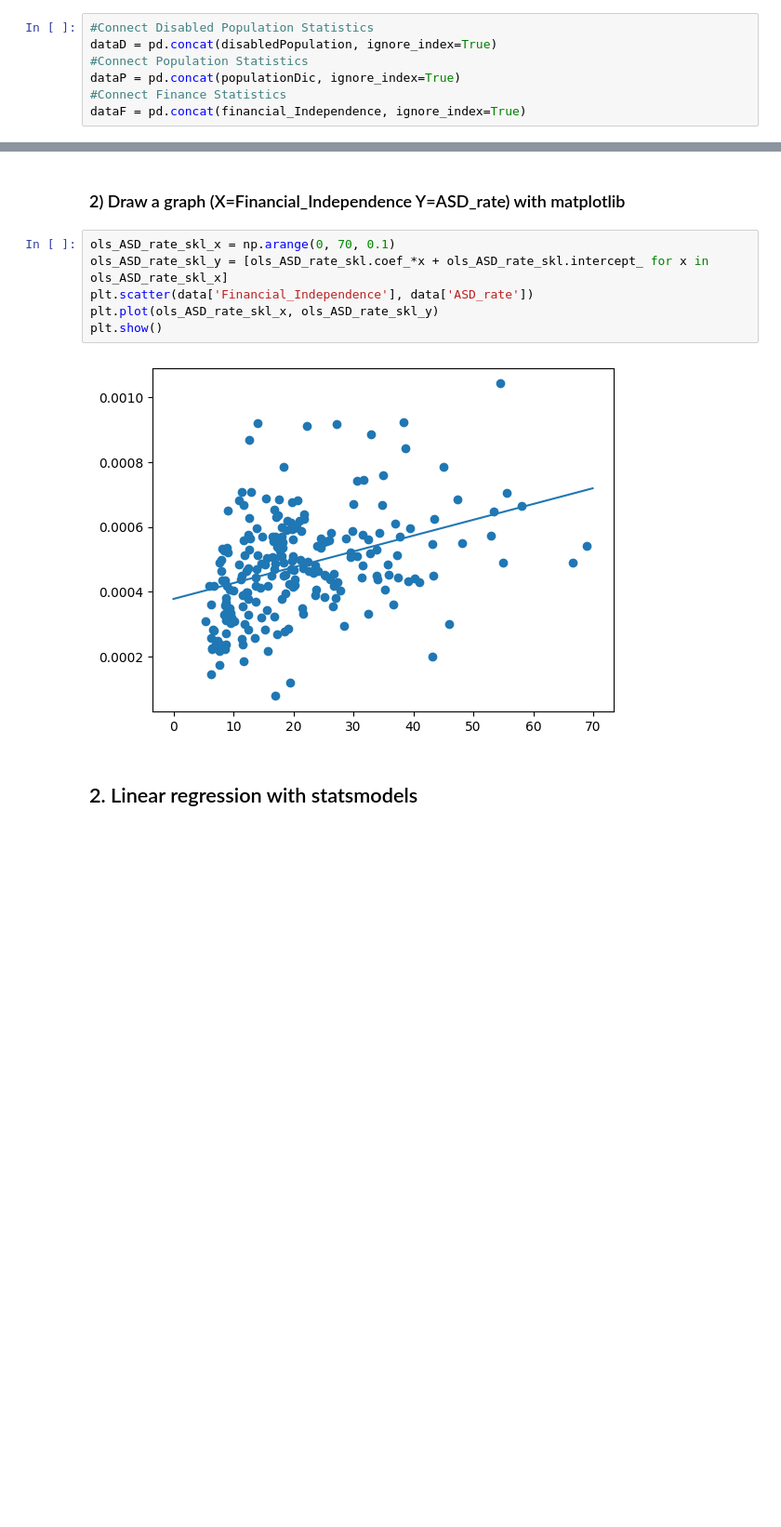
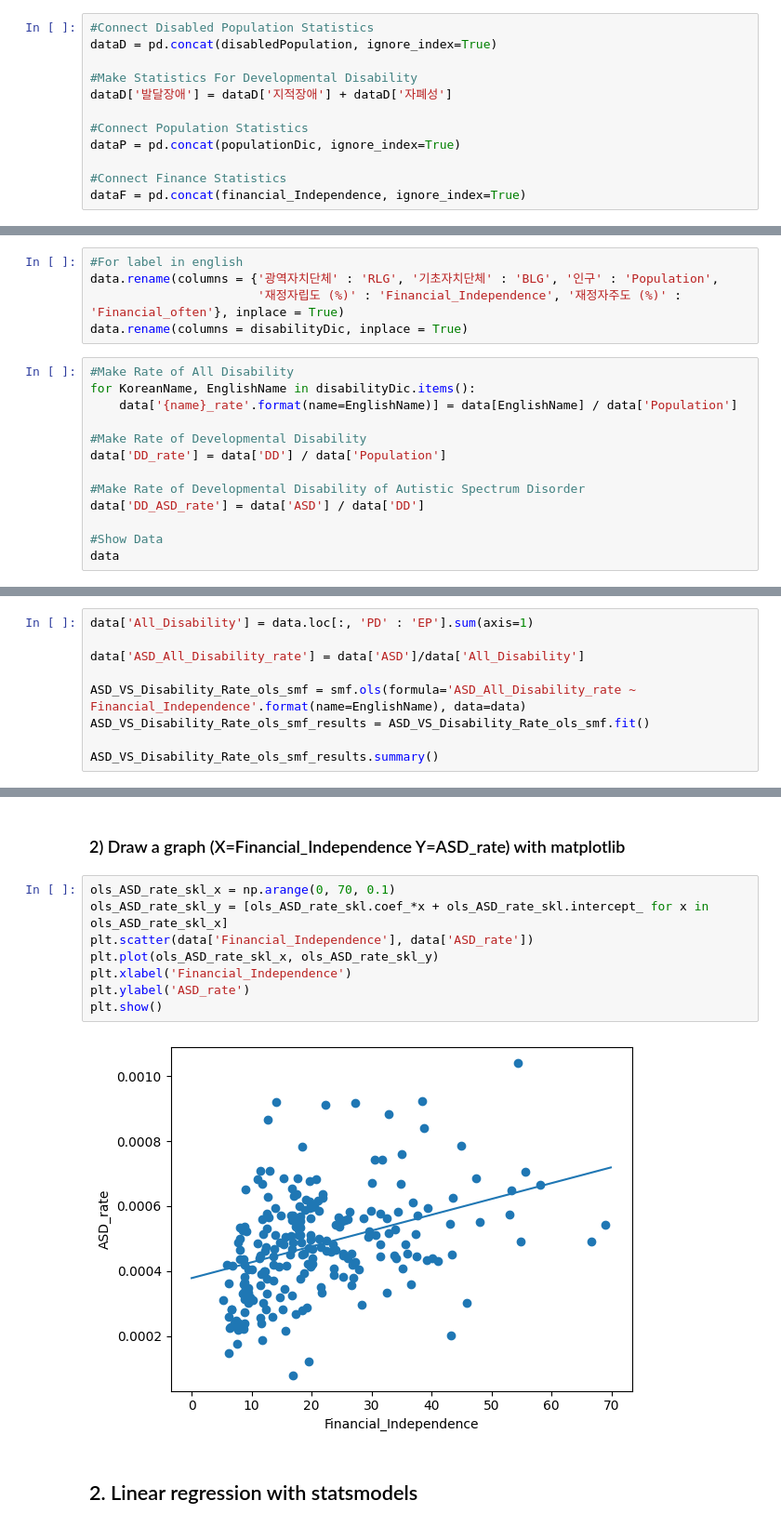
Before and after one commit to milkywaypeko/ASD_FI_Correlation, a Jupyter notebook: ASD_ID_FI_Correlation_Google.ipynb, the cells around one changed output, grey strips where cells are left out. Shown at 93% size. Drawn from its saved outputs; the diff is of its cells as text; blank space fills up the shorter version.

```diff
--- a/ASD_ID_FI_Correlation_Google.ipynb
+++ b/ASD_ID_FI_Correlation_Google.ipynb
@@ -63,8 +73,13 @@ financial_Independence['Gyeonggi-do'].drop('시/군',axis=1, inplace=True)
 # %%
 #Connect Disabled Population Statistics
 dataD = pd.concat(disabledPopulation, ignore_index=True)
+
+#Make Statistics For Developmental Disability
+dataD['발달장애'] = dataD['지적장애'] + dataD['자폐성']
+
 #Connect Population Statistics
 dataP = pd.concat(populationDic, ignore_index=True)
+
 #Connect Finance Statistics
 dataF = pd.concat(financial_Independence, ignore_index=True)
 # %%
@@ -112,0 +91,18 @@ data
+# %%
+#For label in english
+data.rename(columns = {'광역자치단체' : 'RLG', '기초자치단체' : 'BLG', '인구' : 'Population',
+                       '재정자립도 (%)' : 'Financial_Independence', '재정자주도 (%)' : 'Financial_often'}, inplace = True)
+data.rename(columns = disabilityDic, inplace = True)
+# %%
+#Make Rate of All Disability
+for KoreanName, EnglishName in disabilityDic.items():
+    data['{name}_rate'.format(name=EnglishName)] = data[EnglishName] / data['Population']
+
+#Make Rate of Developmental Disability
+data['DD_rate'] = data['DD'] / data['Population']
+
+#Make Rate of Developmental Disability of Autistic Spectrum Disorder
+data['DD_ASD_rate'] = data['ASD'] / data['DD']
+
+#Show Data
+data
@@ -146,0 +262,9 @@ plt.show()
+# %%
+data['All_Disability'] = data.loc[:, 'PD' : 'EP'].sum(axis=1)
+
+data['ASD_All_Disability_rate'] = data['ASD']/data['All_Disability']
+
+ASD_VS_Disability_Rate_ols_smf = smf.ols(formula='ASD_All_Disability_rate ~ Financial_Independence'.format(name=EnglishName), data=data)
+ASD_VS_Disability_Rate_ols_smf_results = ASD_VS_Disability_Rate_ols_smf.fit()
+
+ASD_VS_Disability_Rate_ols_smf_results.summary()
@@ -178,11 +450,13 @@ MSE : 2.1384062195390713e-08
 # %%
 ols_ASD_rate_skl_x = np.arange(0, 70, 0.1)
 ols_ASD_rate_skl_y = [ols_ASD_rate_skl.coef_*x + ols_ASD_rate_skl.intercept_ for x in ols_ASD_rate_skl_x]
 plt.scatter(data['Financial_Independence'], data['ASD_rate'])
 plt.plot(ols_ASD_rate_skl_x, ols_ASD_rate_skl_y)
+plt.xlabel('Financial_Independence')
+plt.ylabel('ASD_rate')
 plt.show()
 # %% [output]
-[figure, old version]
+[figure, new version]
 # %% [markdown]
 ## 2. Linear regression with statsmodels
 # %% [markdown]
```
Also changed, not shown: parts of 63 cells of this notebook.
